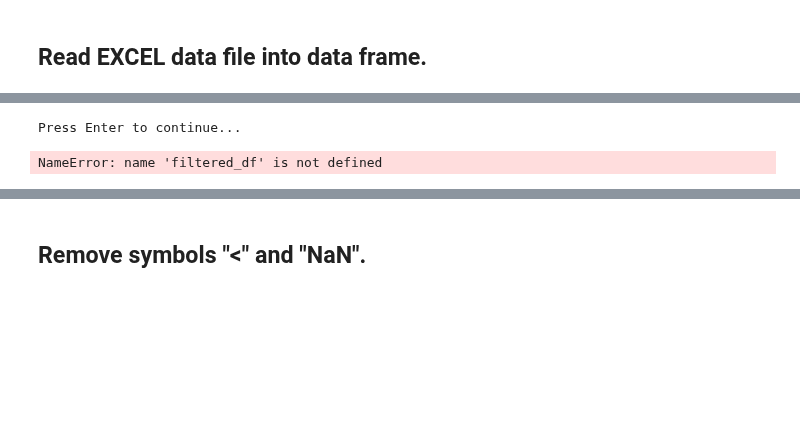
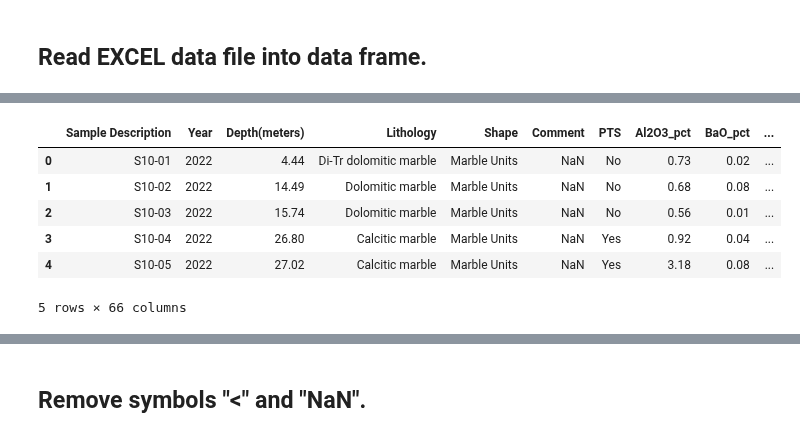
Before and after one commit to TigerFan2029/AIMinex, a Jupyter notebook: pca_mineral1.ipynb, the cells around one changed output, grey strips where cells are left out. Drawn from its saved outputs; the diff is of its cells as text; code cells hidden in the pictures; blank space fills up the shorter version.

```diff
--- a/pca_mineral1.ipynb
+++ b/pca_mineral1.ipynb
@@ -65,8 +76,13 @@ Press Enter to continue...
 # %%
-input("Press Enter to continue...")
-filtered_df.head('new')
+#input("Press Enter to continue...")
+filtered_df.head()
 # %% [output]
+|  | Sample Description | Year | Depth(meters) | Lithology | Shape | Comment | PTS | Al2O3_pct | BaO_pct | ... |
+| 0 | S10-01 | 2022 | 4.44 | Di-Tr dolomitic marble | Marble Units | NaN | No | 0.73 | 0.02 | ... |
+| 1 | S10-02 | 2022 | 14.49 | Dolomitic marble | Marble Units | NaN | No | 0.68 | 0.08 | ... |
+| 2 | S10-03 | 2022 | 15.74 | Dolomitic marble | Marble Units | NaN | No | 0.56 | 0.01 | ... |
+| 3 | S10-04 | 2022 | 26.80 | Calcitic marble | Marble Units | NaN | Yes | 0.92 | 0.04 | ... |
+| 4 | S10-05 | 2022 | 27.02 | Calcitic marble | Marble Units | NaN | Yes | 3.18 | 0.08 | ... |
-Press Enter to continue...
+5 rows × 66 columns
-NameError: name 'filtered_df' is not defined
 # %%
 filtered_df.shape
```
Also changed, not shown: parts of 21 cells of this notebook.
